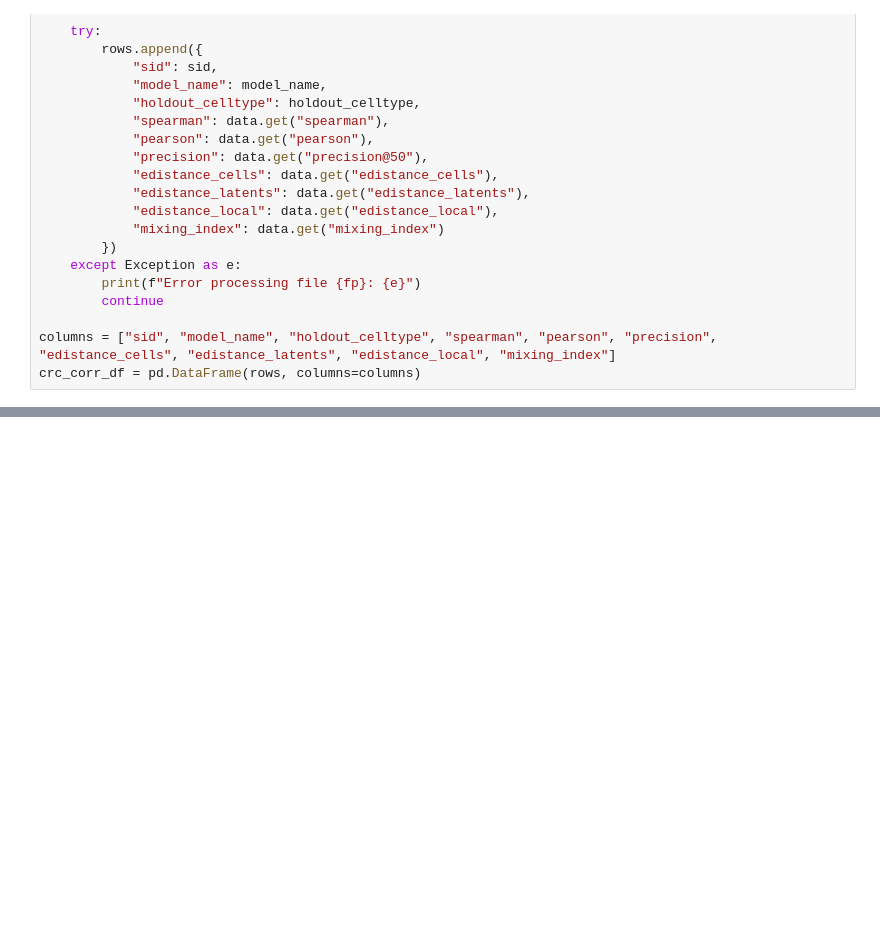
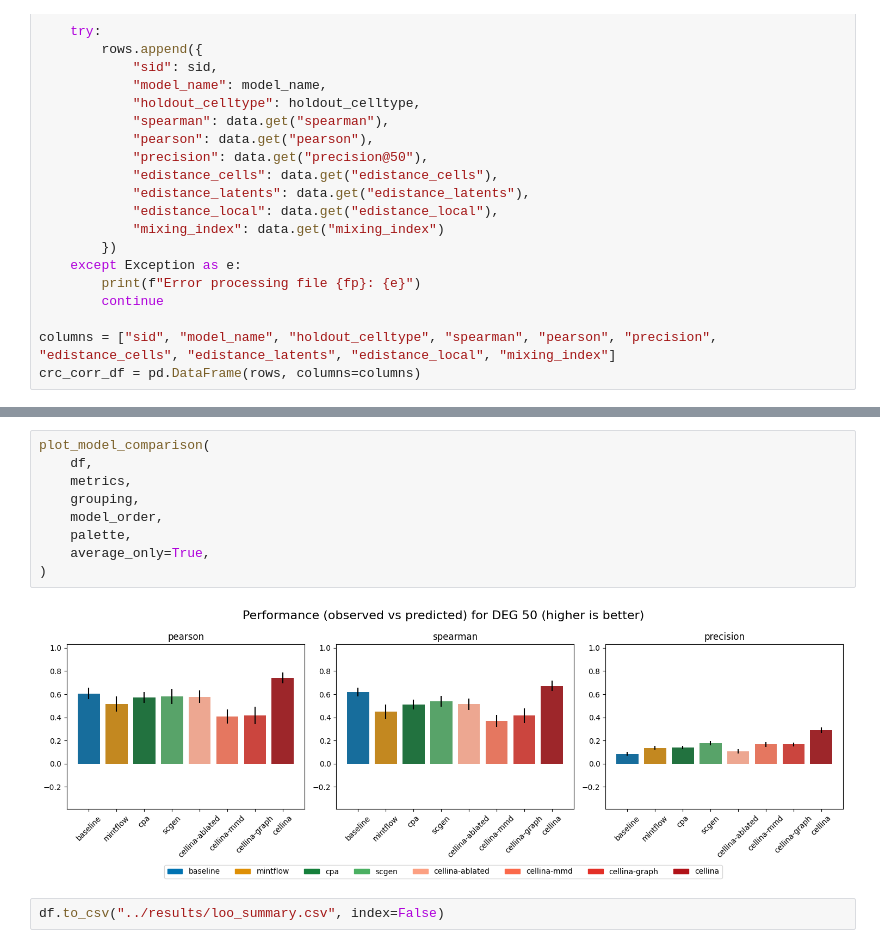
Before and after one commit to PMBio/cellina-reproducibility, a Jupyter notebook: notebooks/ood_plots.ipynb, the cells around one changed output, grey strips where cells are left out. Saved outputs shown, nothing was run; the diff lists cells and outputs as text; blank space fills up the shorter version.

```diff
--- a/notebooks/ood_plots.ipynb
+++ b/notebooks/ood_plots.ipynb
@@ -305,0 +480,13 @@ plt.show()
+# %%
+plot_model_comparison(
+    df,
+    metrics,
+    grouping,
+    model_order,
+    palette,
+    average_only=True,
+)
+# %% [output]
+[figure, added]
+# %%
+df.to_csv("../results/loo_summary.csv", index=False)
```
Also changed, not shown: parts of 12 cells of this notebook, 6 other files.
